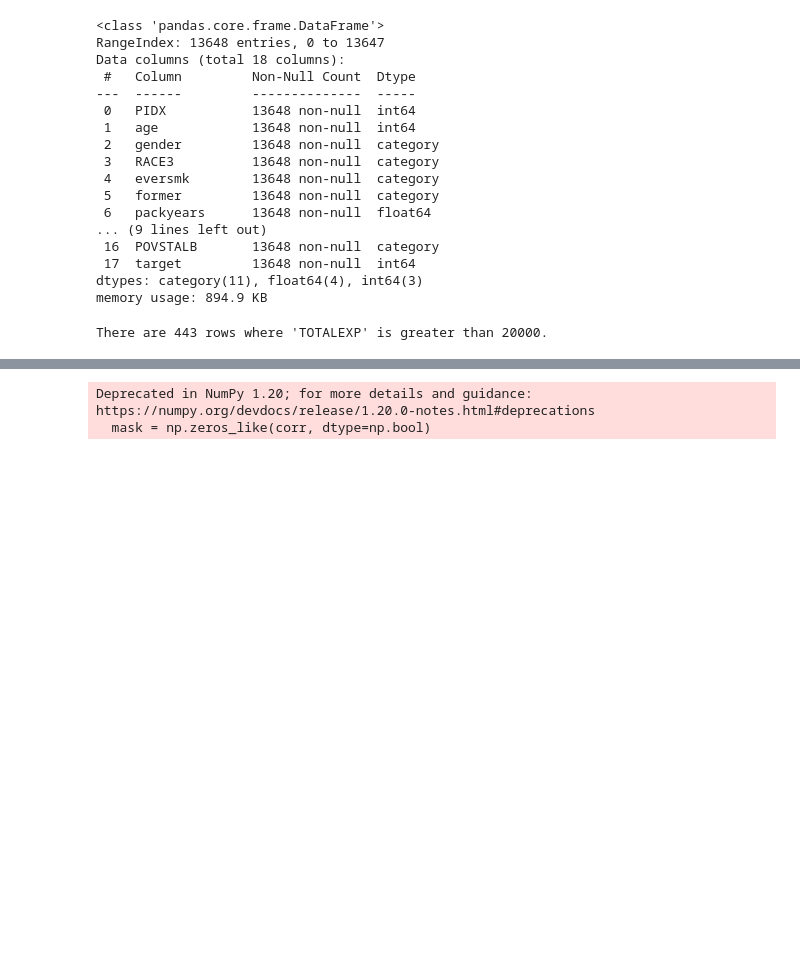
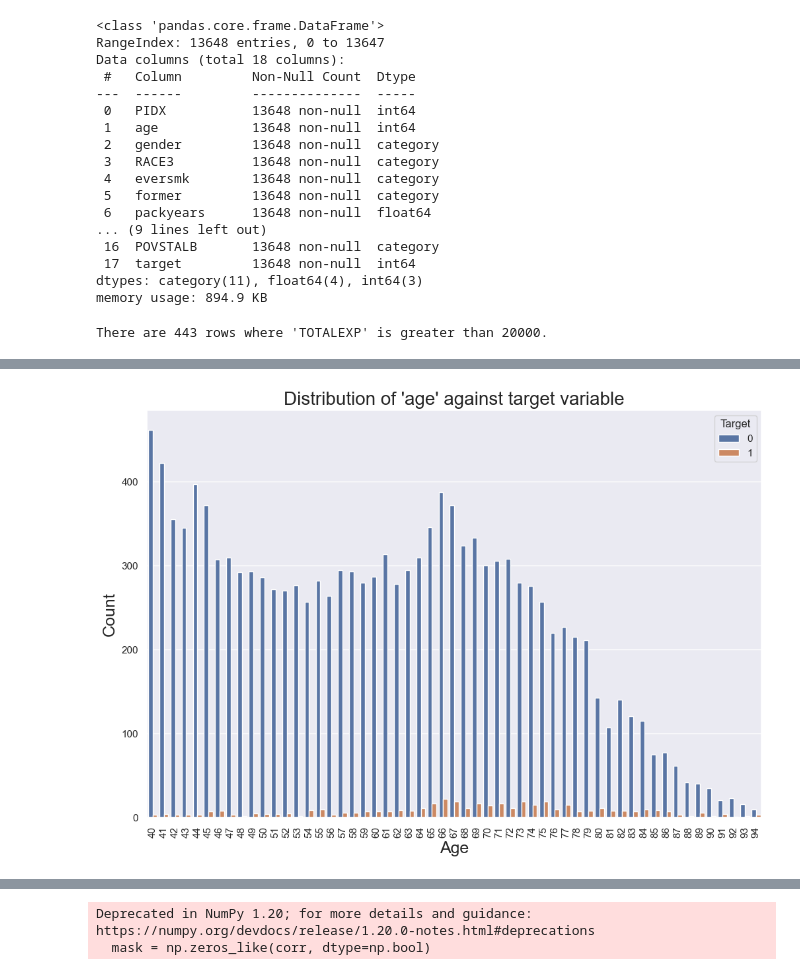
Before and after one commit to oscar066/nzuri_Analysis, a Jupyter notebook: nmes.ipynb, the cells around one changed output, grey strips where cells are left out. Drawn from its saved outputs; the diff is of its cells as text; code cells hidden in the pictures; blank space fills up the shorter version.

```diff
--- a/nmes.ipynb
+++ b/nmes.ipynb
@@ -612,2 +636,21 @@ plt.show()
+# %%
+# Increase the figure size
+fig, ax = plt.subplots(figsize=(12, 8))
+
+# Use a palette and add a legend
+sns.countplot(x=nmes_df['age'], hue=nmes_df['target'], ax=ax)
+plt.title("Distribution of 'age' against target variable", fontsize=20)
+plt.ylabel("Count", fontsize=18)
+plt.xlabel("Age", fontsize=18)
+
+# Rotate x-axis labels if they are overlapping
+plt.xticks(rotation=90)
+
+# Add a legend
+ax.legend(title='Target')
+
+plt.show()
+# %% [output]
+[figure, added]
 # %%
 # plot target against gender
```
Also changed, not shown: parts of 59 cells of this notebook.
